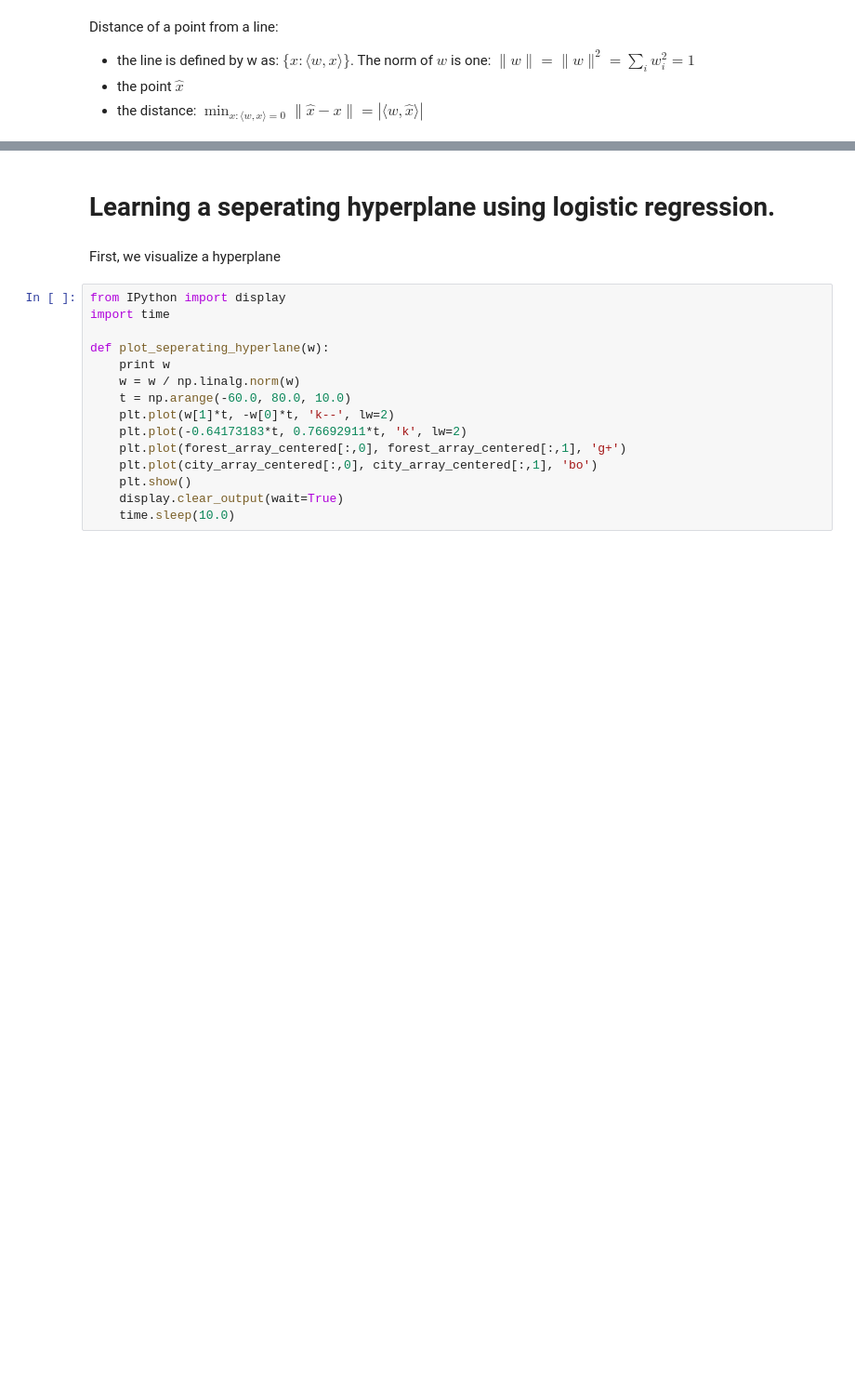
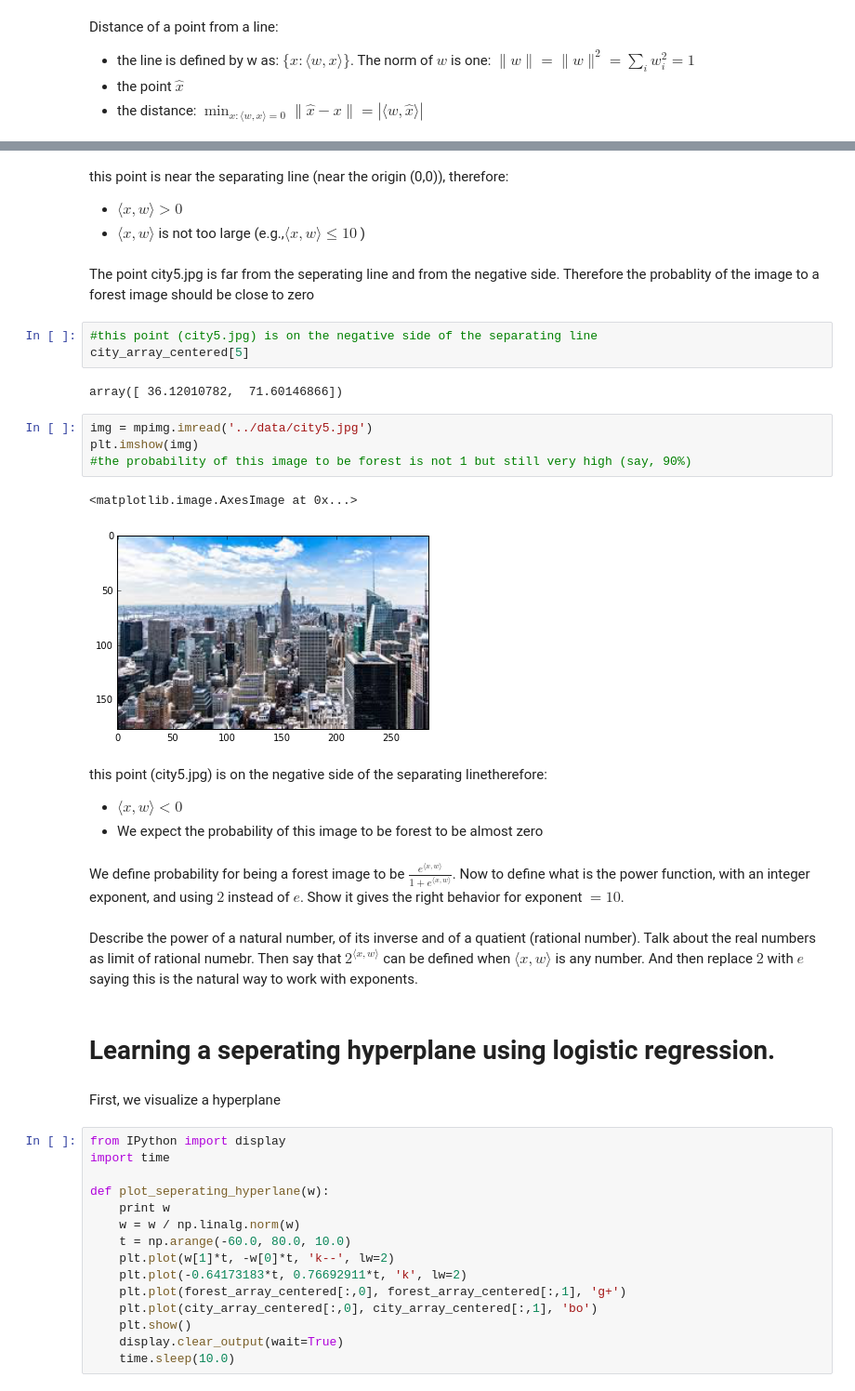
Before and after one commit to tamir650/keshet17, a Jupyter notebook: class06/class6.ipynb, the cells around one changed output, grey strips where cells are left out. Shown at 93% size. Saved outputs shown, nothing was run; the diff lists cells and outputs as text; blank space fills up the shorter version.

```diff
--- a/class06/class6.ipynb
+++ b/class06/class6.ipynb
@@ -31,3 +64,29 @@ plt.show()
+# %% [markdown]
+this point is near the separating line (near the origin (0,0)), therefore:
+* $\langle x,w \rangle > 0$
+* $\langle x,w \rangle$ is not too large (e.g.,$\langle x,w \rangle \le 10$ )
+# %% [markdown]
+The point city5.jpg is far from the seperating line and from the negative side. Therefore the probablity of the image to a forest image should be close to zero
+# %%
+#this point (city5.jpg) is on the negative side of the separating line
+city_array_centered[5]
+# %% [output]
+array([ 36.12010782,  71.60146866])
+# %%
+img = mpimg.imread('../data/city5.jpg')
+plt.imshow(img)
+#the probability of this image to be forest is not 1 but still very high (say, 90%)
+# %% [output]
+<matplotlib.image.AxesImage at 0x...>
+[figure, added]
+# %% [markdown]
+this point (city5.jpg) is on the negative side of the separating linetherefore:
+* $\langle x,w \rangle < 0$
+* We expect the probability of this image to be forest to be almost zero
+# %% [markdown]
+We define probability for being a forest image to be $\frac{e^{\langle x,w \rangle}}{1 + e^{\langle x,w \rangle}}$. Now to define what is the power function, with an integer exponent, and using $2$ instead of $e$. Show it gives the right behavior for exponent $= 10$.
+# %% [markdown]
+Describe the power of a natural number, of its inverse and of a quatient (rational number). Talk about the real numbers as limit of rational numebr. Then say that $2^{\langle x,w \rangle}$ can be defined when $\langle x,w \rangle$ is any number. And then replace $2$ with $e$ saying this is the natural way to work with exponents.
 # %% [markdown]
 # Learning a seperating hyperplane using logistic regression.
 # %% [markdown]
```
Also changed, not shown: parts of 9 cells of this notebook.
